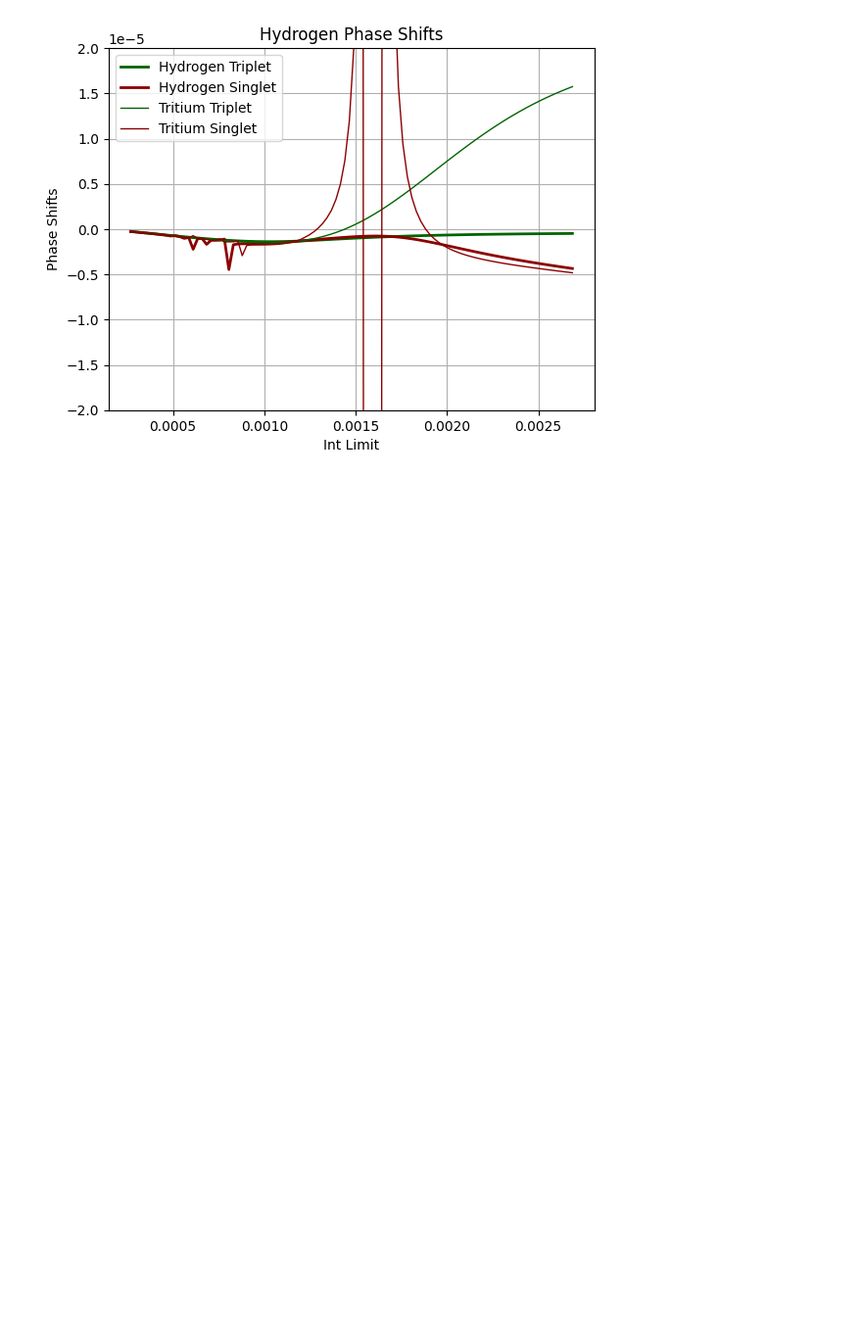
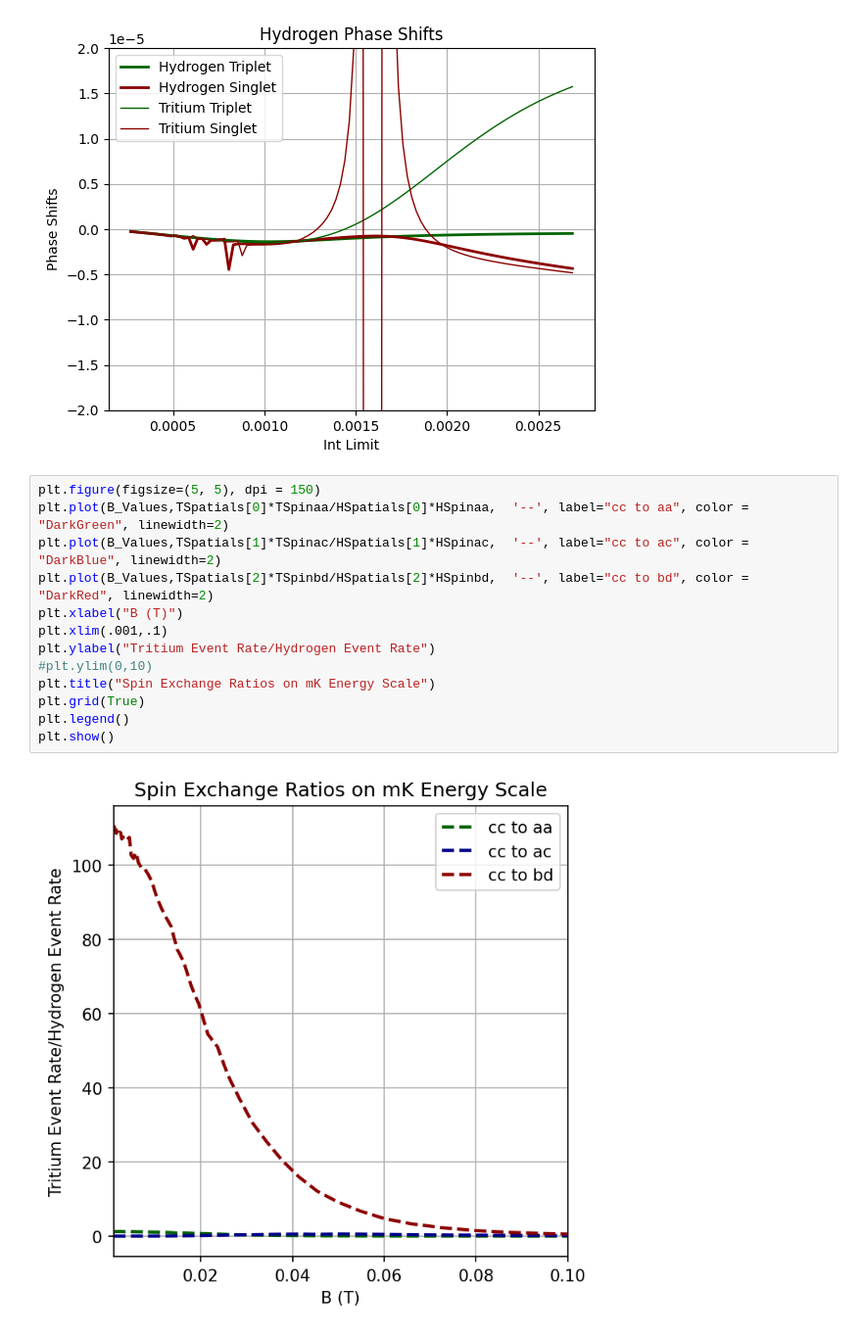
Before and after one commit to UTA-NURES/AtomicCrossSections, a Jupyter notebook: Exchange_Cont.ipynb, the cells around one changed output. Shown at 98% size. Drawn from its saved outputs; the diff is of its cells as text; blank space fills up the shorter version.

```diff
--- a/Exchange_Cont.ipynb
+++ b/Exchange_Cont.ipynb
@@ -635,3 +645,18 @@ plt.legend()
 plt.show()
 # %% [output]
 [figure]
+# %%
+plt.figure(figsize=(5, 5), dpi = 150)
+plt.plot(B_Values,TSpatials[0]*TSpinaa/HSpatials[0]*HSpinaa,  '--', label="cc to aa", color = "DarkGreen", linewidth=2)
+plt.plot(B_Values,TSpatials[1]*TSpinac/HSpatials[1]*HSpinac,  '--', label="cc to ac", color = "DarkBlue", linewidth=2)
+plt.plot(B_Values,TSpatials[2]*TSpinbd/HSpatials[2]*HSpinbd,  '--', label="cc to bd", color = "DarkRed", linewidth=2)
+plt.xlabel("B (T)")
+plt.xlim(.001,.1)
+plt.ylabel("Tritium Event Rate/Hydrogen Event Rate")
+#plt.ylim(0,10)
+plt.title("Spin Exchange Ratios on mK Energy Scale")
+plt.grid(True)
+plt.legend()
+plt.show()
+# %% [output]
+[figure, added]
```
Also changed, not shown: parts of 7 cells of this notebook.
